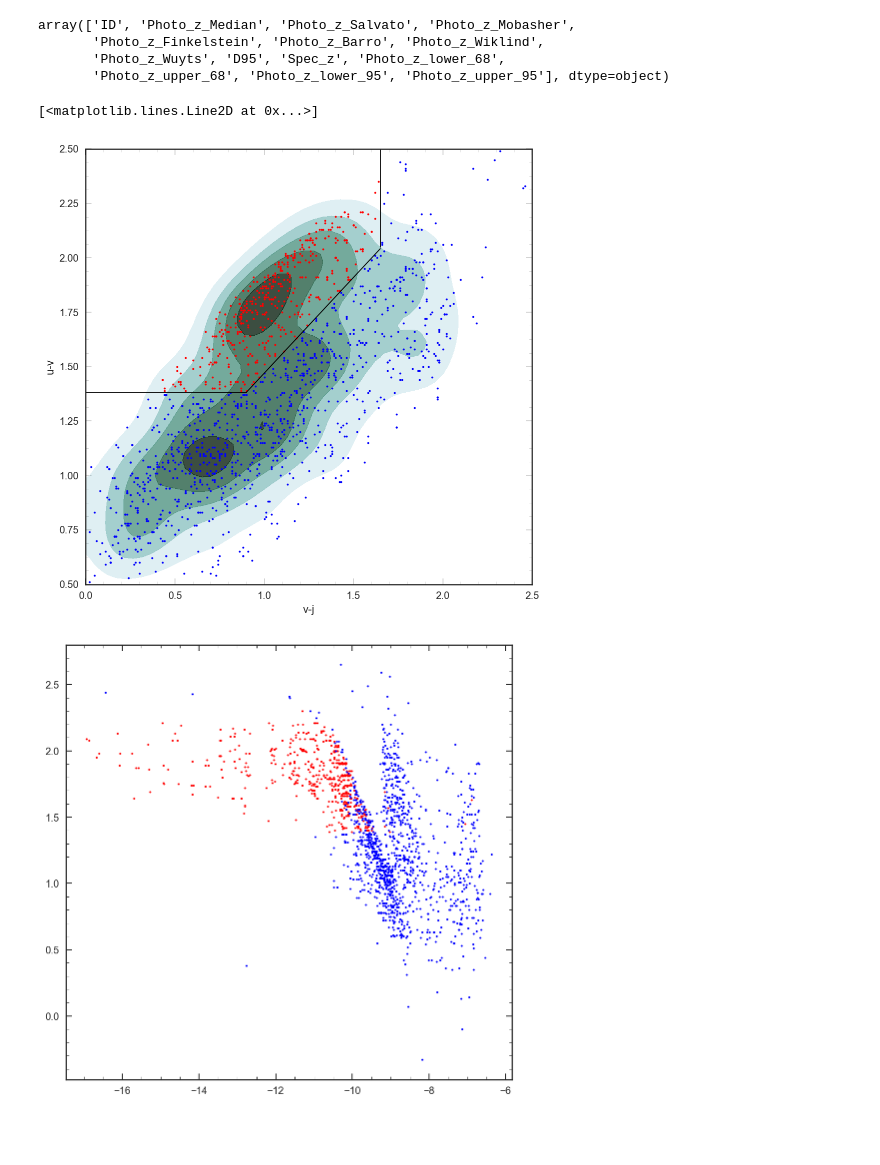
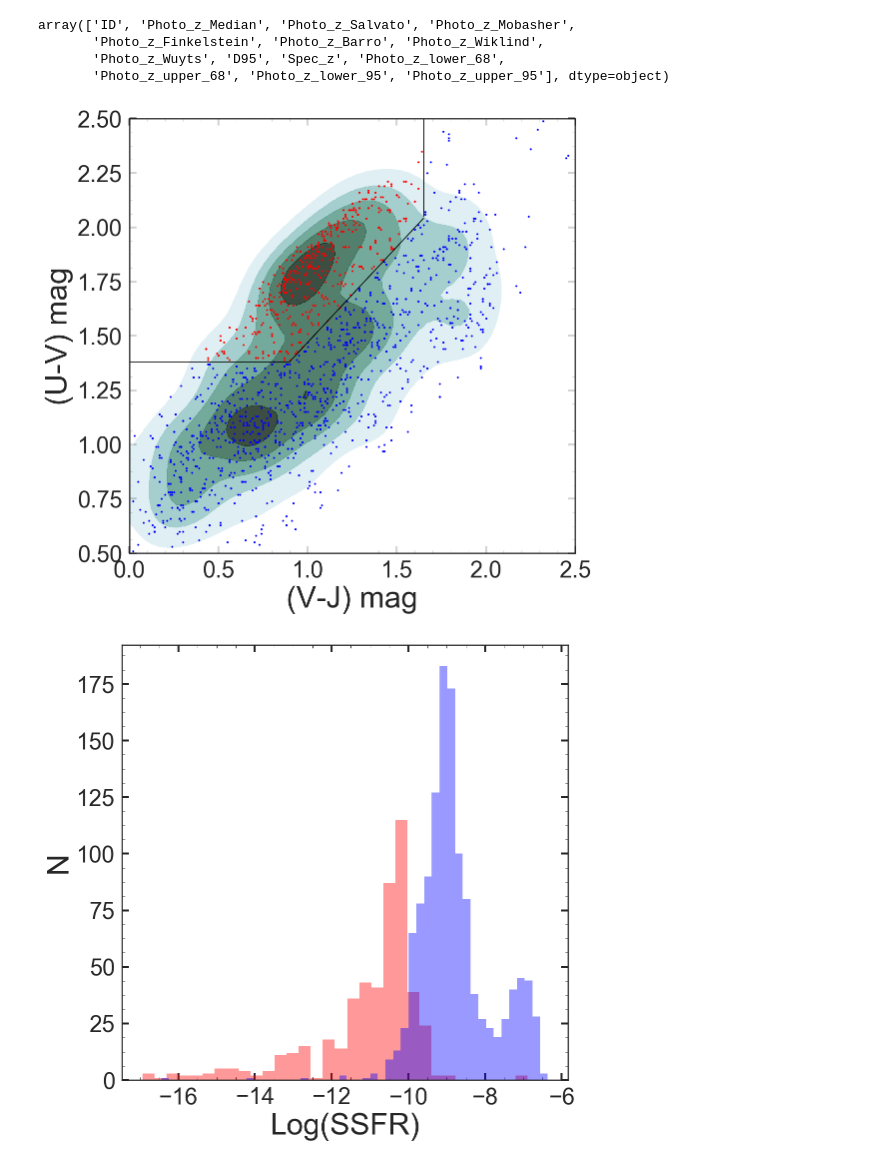
Before and after one commit to Vince-ec/JWST_proposal, a Jupyter notebook: source_find.ipynb, the cells around one changed output. Drawn from its saved outputs; the diff is of its cells as text; code cells hidden in the pictures; blank space fills up the shorter version.

```diff
--- a/source_find.ipynb
+++ b/source_find.ipynb
@@ -60,20 +60,42 @@ sDF = uvjDF[uvjDF.SF == 's']
 # %%
 plt.figure(figsize=[8,8])
 sea.kdeplot(uvjDF['v-j'],uvjDF['u-v'],n_levels = 7,alpha = .8,shade=True,cmap=cmap,kernel= 'epa',zorder=1)
 plt.plot(qDF['v-j'],qDF['u-v'],'ro',ms=2)
 plt.plot(sDF['v-j'],sDF['u-v'],'bo',ms=2)
 plt.plot([0,.9],[1.382,1.382],'k',lw=.9)
 plt.plot([1.65,1.65],[2.05,2.5],'k',lw=.9)
 plt.plot([.9,1.65],[0.88*.9+0.59,0.88*1.65+0.59],'k',lw=.9)
 plt.axis([0,2.5,.5,2.5])
-
+plt.xlabel('(V-J) mag',fontsize=30)
+plt.ylabel('(U-V) mag',fontsize=30)
+plt.tick_params(axis='both', which='major', labelsize=23,length = 7, width=2)
+plt.savefig('uvj.png',bbox_inches='tight')
 
 plt.figure(figsize=[8,8])
-plt.plot(np.log10(qDF['ssfr']),qDF['u-v'],'ro',ms=2)
-plt.plot(np.log10(sDF['ssfr']),sDF['u-v'],'bo',ms=2)
+sea.distplot(np.log10(qDF['ssfr'].values)[np.log10(qDF['ssfr'].values) > -100],color='r',norm_hist=False,kde=False)
+sea.distplot(np.log10(sDF['ssfr'].values)[np.log10(sDF['ssfr'].values) > -100],color='b',norm_hist=False,kde=False)
+plt.xlabel('Log(SSFR)',fontsize=30)
+plt.ylabel('N',fontsize=30)
+plt.tick_params(axis='both', which='major', labelsize=23,length = 7, width=2)
+plt.savefig('ssfr.png',bbox_inches='tight')
+
+plt.figure(figsize=[8,8])
+sea.distplot(np.log10(qDF['lmass'].values)[np.log10(qDF['lmass'].values) > -100],color='r',norm_hist=False,kde=False)
+sea.distplot(np.log10(sDF['lmass'].values)[np.log10(sDF['lmass'].values) > -100],color='b',norm_hist=False,kde=False)
+plt.xlabel('Log(SSFR)',fontsize=30)
+plt.ylabel('N',fontsize=30)
+plt.tick_params(axis='both', which='major', labelsize=23,length = 7, width=2)
+plt.savefig('ssfr.png',bbox_inches='tight')
+
+plt.figure(figsize=[8,8])
+sea.distplot(np.log10(qDF['ssfr'].values)[np.log10(qDF['ssfr'].values) > -100],color='r',norm_hist=False,kde=False)
+sea.distplot(np.log10(sDF['ssfr'].values)[np.log10(sDF['ssfr'].values) > -100],color='b',norm_hist=False,kde=False)
+plt.xlabel('Log(SSFR)',fontsize=30)
+plt.ylabel('N',fontsize=30)
+plt.tick_params(axis='both', which='major', labelsize=23,length = 7, width=2)
+plt.savefig('ssfr.png',bbox_inches='tight')
 # %% [output]
-[<matplotlib.lines.Line2D at 0x...>]
-[figure, old version]
+[figure, new version]
-[figure, old version]
+[figure, new version]
 # %%
 plt.figure(figsize=[8,8])
```
Also changed, not shown: parts of 20 cells of this notebook.
